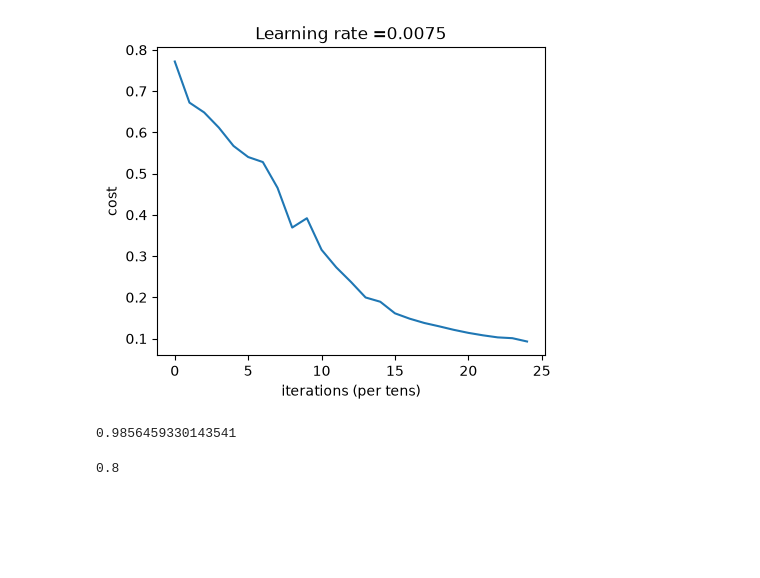
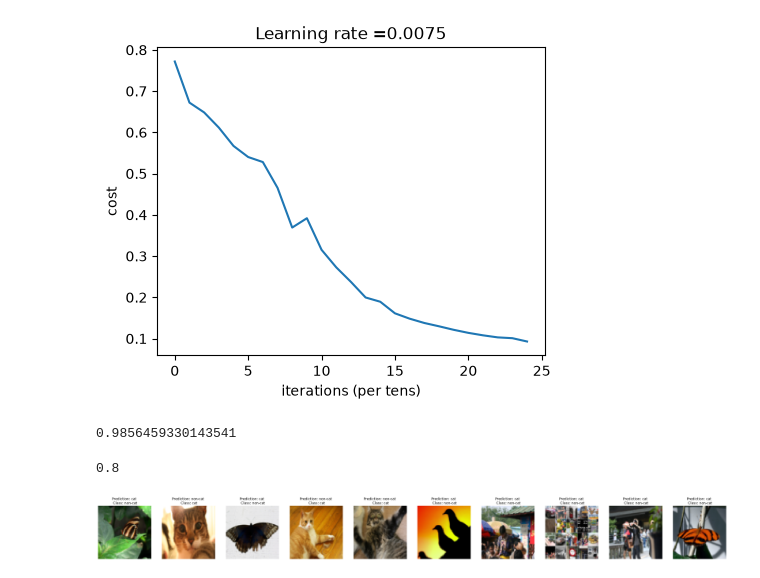
Before and after one commit to RishxGit/deeplearning, a Jupyter notebook: image_classification.ipynb, the cells around one changed output. Drawn from its saved outputs; the diff is of its cells as text; code cells hidden in the pictures; blank space fills up the shorter version.

```diff
--- a/image_classification.ipynb
+++ b/image_classification.ipynb
@@ -216,3 +216,7 @@ pred_train = predict(train_x, train_y, parameters)
 pred_test = predict(test_x, test_y, parameters)
 # %% [output]
 0.8
+# %%
+print_mislabeled_images(classes, test_x, test_y, pred_test)
+# %% [output]
+[figure, added]
```
